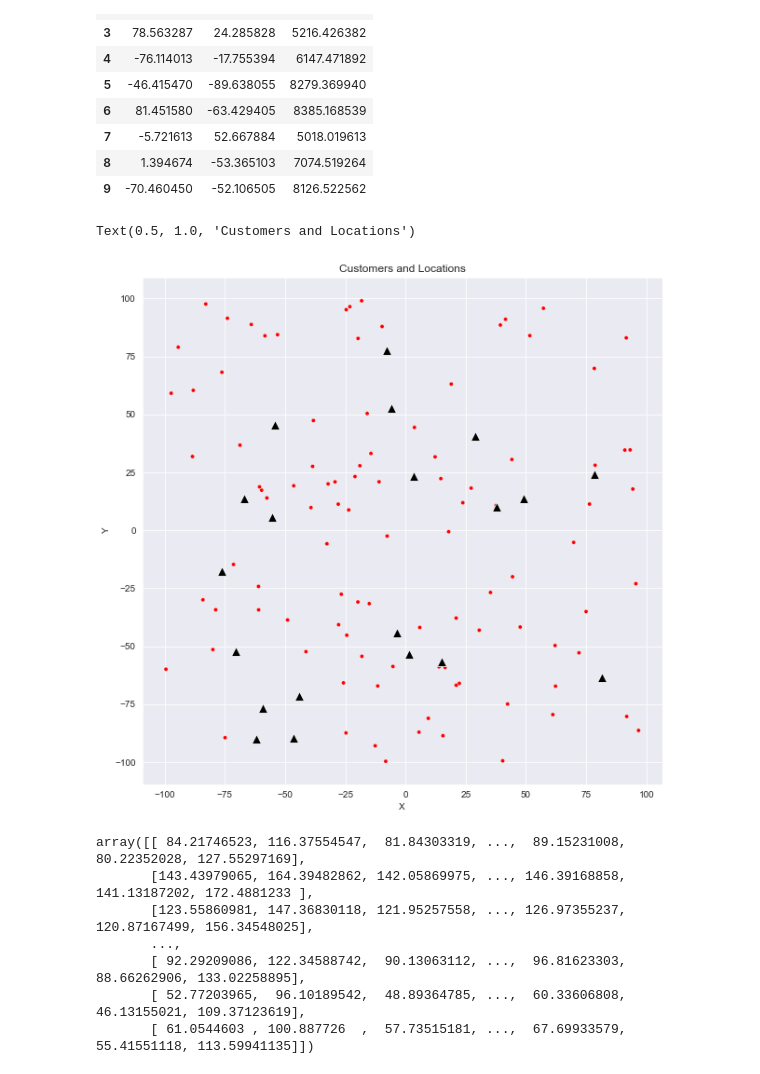
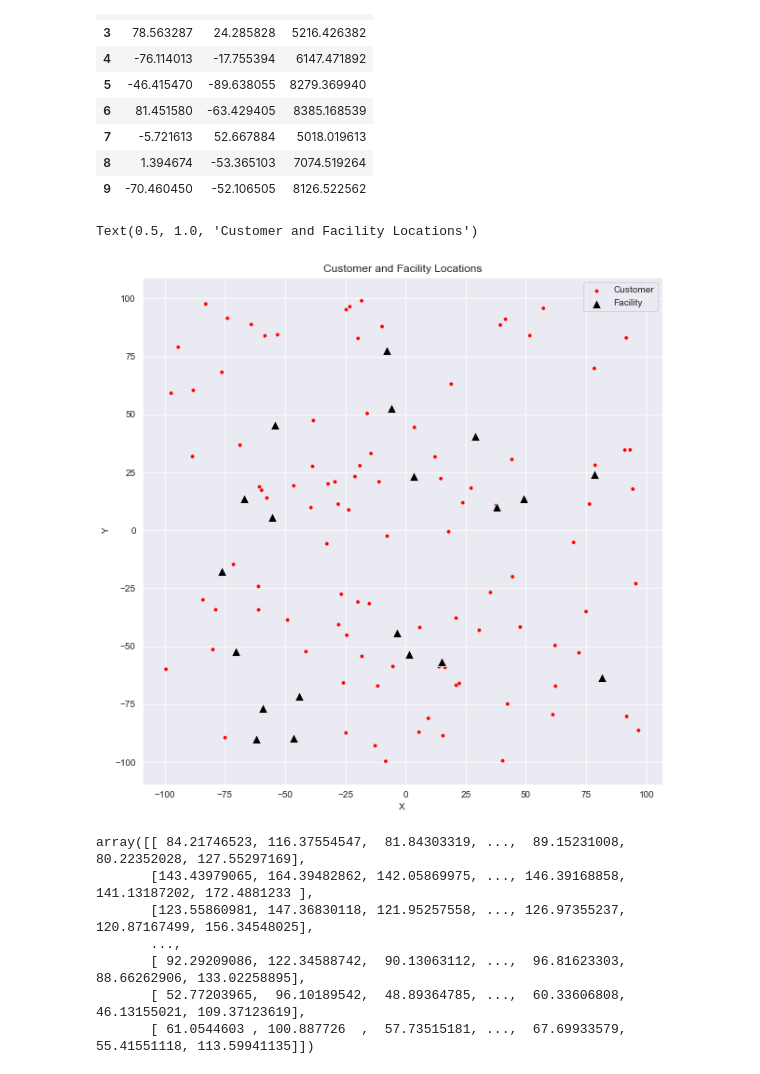
Before and after one commit to WolfpackWilson/logistics-models, a Jupyter notebook: UFLP/data-gen.ipynb, the cells around one changed output. Saved outputs shown, nothing was run; the diff lists cells and outputs as text; code cells hidden in the pictures.

```diff
--- a/UFLP/data-gen.ipynb
+++ b/UFLP/data-gen.ipynb
@@ -73,12 +73,13 @@ j_data.head(10)
 # %%
 # plot the customers and facilities
 fig, ax = plt.subplots(figsize=(10,10))
-sns.scatterplot(x='X', y='Y', data=i_data, size=1, color='red', legend=False)
-sns.scatterplot(x='X', y='Y', data=j_data, s=100, color='black', marker='^')
-plt.title('Customers and Locations')
+sns.scatterplot(x='X', y='Y', data=i_data, size=1, color='red', legend=False, label="Customer")
+sns.scatterplot(x='X', y='Y', data=j_data, s=100, color='black', marker='^', label="Facility")
+plt.legend()
+plt.title('Customer and Facility Locations')
 # %% [output]
-Text(0.5, 1.0, 'Customers and Locations')
+Text(0.5, 1.0, 'Customer and Facility Locations')
-[figure, old version]
+[figure, new version]
 # %%
 # create distance matrix
 eucl = lambda x1, x2, y1, y2: ((x1 - x2)**2 + (y1 - y2)**2)**0.5
```
Also changed, not shown: 2 other files.
